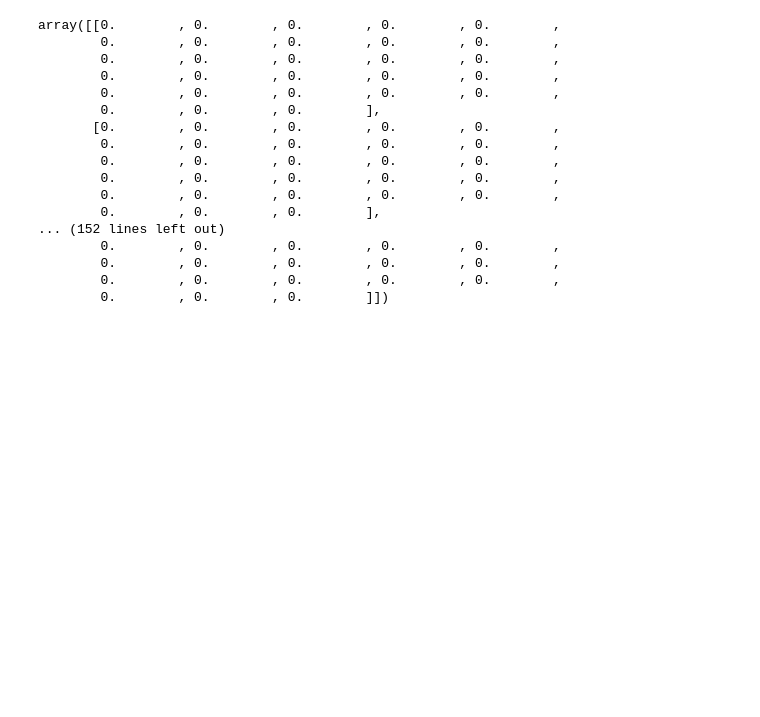
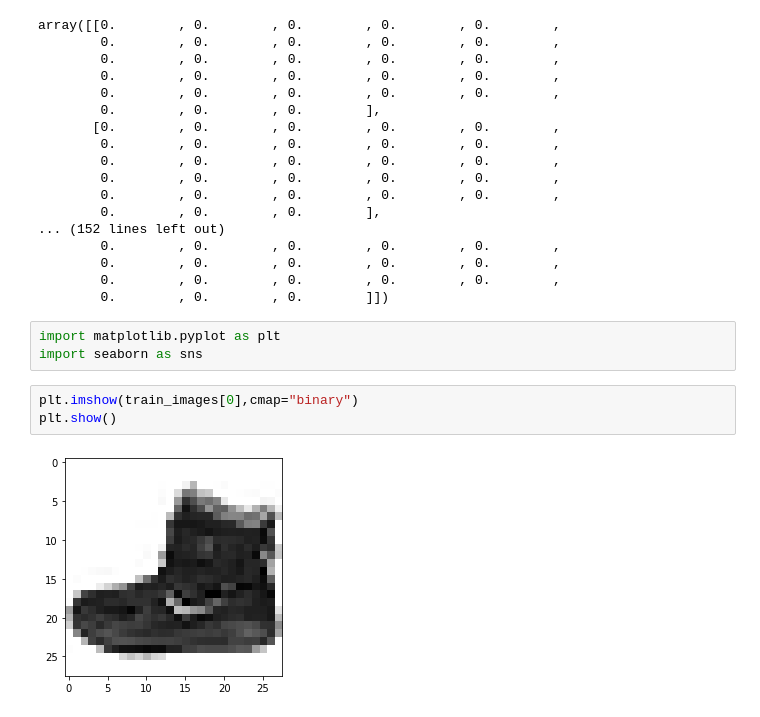
Before and after one commit to dhanyaece/FDP, a Jupyter notebook: Hyper_tuning.ipynb, the cells around one changed output. Cells and saved outputs as stored; diff of their text form; blank space fills up the shorter version.

```diff
--- a/Hyper_tuning.ipynb
+++ b/Hyper_tuning.ipynb
@@ -119,3 +123,11 @@ array([[0.        , 0.        , 0.        , 0.        , 0.        ,
         0.        , 0.        , 0.        , 0.        , 0.        ,
         0.        , 0.        , 0.        , 0.        , 0.        ,
         0.        , 0.        , 0.        ]])
+# %%
+import matplotlib.pyplot as plt
+import seaborn as sns
+# %%
+plt.imshow(train_images[0],cmap="binary")
+plt.show()
+# %% [output]
+[figure, added]
```
Also changed, not shown: parts of 26 cells of this notebook.
